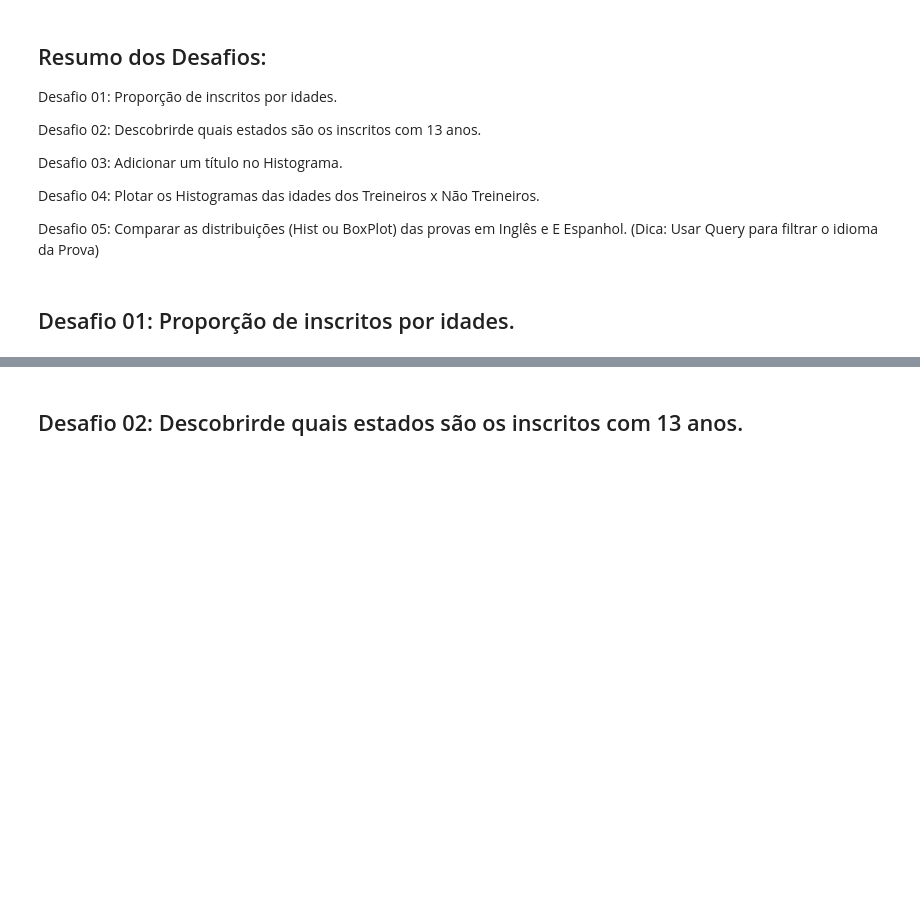
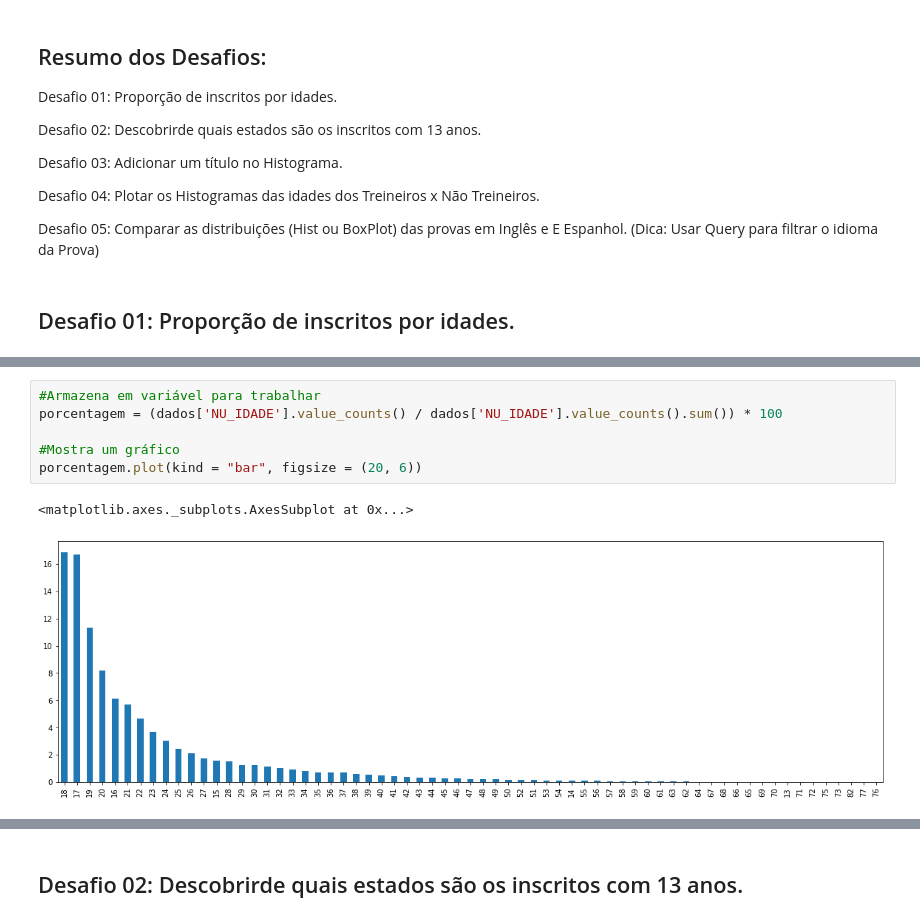
Before and after one commit to tiagorici/Alura_Imersao_Dados, a Jupyter notebook: Aula01.ipynb, the cells around one changed output, grey strips where cells are left out. Drawn from its saved outputs; the diff is of its cells as text; blank space fills up the shorter version.

```diff
--- a/Aula01.ipynb
+++ b/Aula01.ipynb
@@ -291,0 +325,9 @@ Desafio 01: Proporção de inscritos por idades.
+# %%
+#Armazena em variável para trabalhar
+porcentagem = (dados['NU_IDADE'].value_counts() / dados['NU_IDADE'].value_counts().sum()) * 100
+
+#Mostra um gráfico
+porcentagem.plot(kind = "bar", figsize = (20, 6))
+# %% [output]
+<matplotlib.axes._subplots.AxesSubplot at 0x...>
+[figure, added]
```
Also changed, not shown: parts of 12 cells of this notebook.
